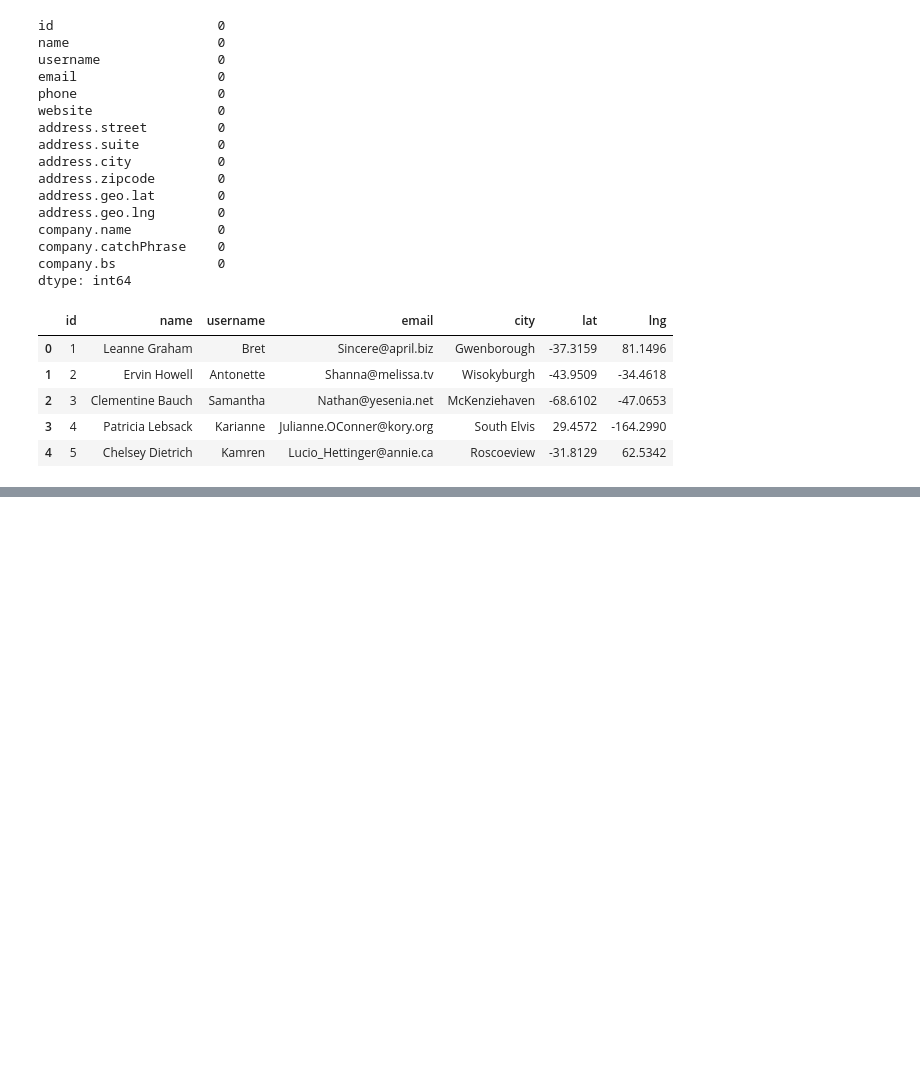
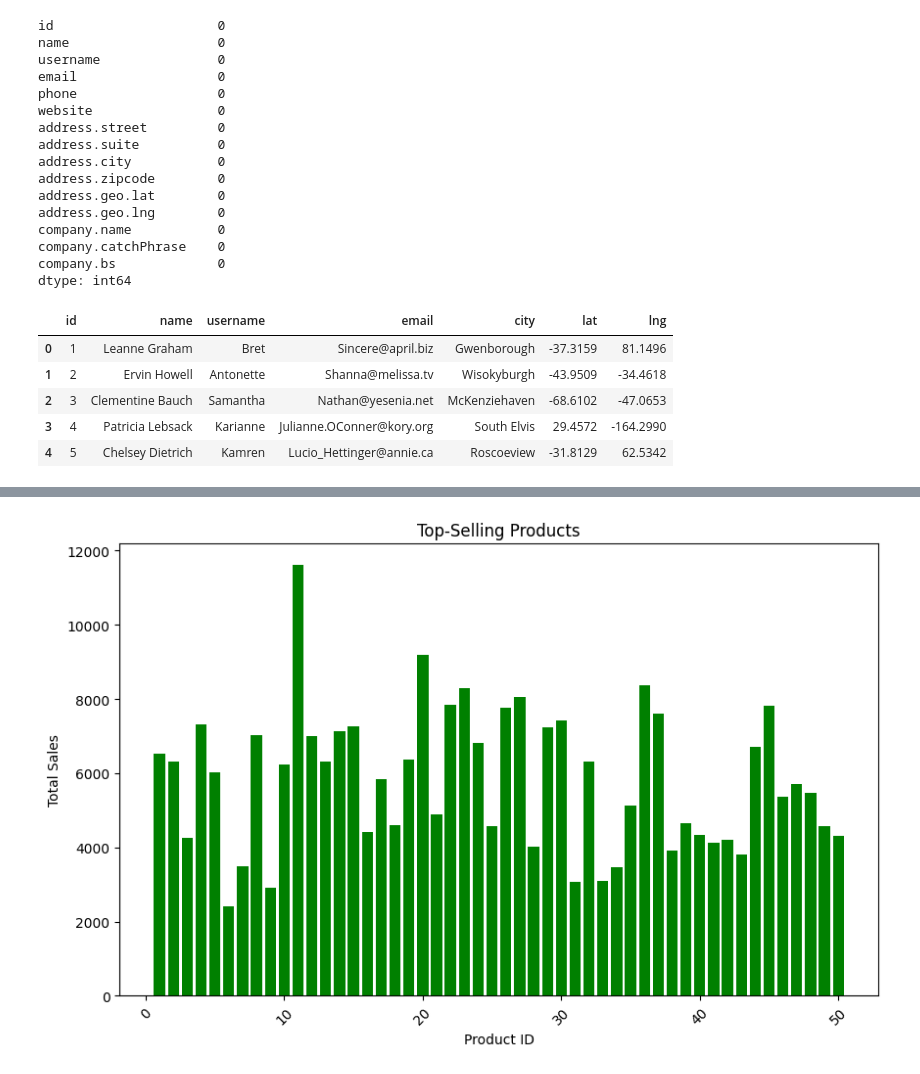
Before and after one commit to GSivaPriya/Data-Pipeline, a Jupyter notebook: sales_data_pipeline.ipynb, the cells around one changed output, grey strips where cells are left out. Cells and saved outputs as stored; diff of their text form; code cells hidden in the pictures; blank space fills up the shorter version.

```diff
--- a/sales_data_pipeline.ipynb
+++ b/sales_data_pipeline.ipynb
@@ -188,0 +337,13 @@ KeyError: 'address.geo.lat'
+# %%
+# Identify top-selling products
+top_selling_products = merged_df.groupby('product_id')['total_sale'].sum().reset_index().sort_values(by='total_sale', ascending=False)
+# Plot top-selling products (unchanged)
+plt.figure(figsize=(10, 6))
+plt.bar(top_selling_products['product_id'], top_selling_products['total_sale'], color='green')
+plt.xlabel('Product ID')
+plt.ylabel('Total Sales')
+plt.title('Top-Selling Products')
+plt.xticks(rotation=45)
+plt.show()
+# %% [output]
+[figure, added]
```
Also changed, not shown: parts of 20 cells of this notebook, 4 other files.
